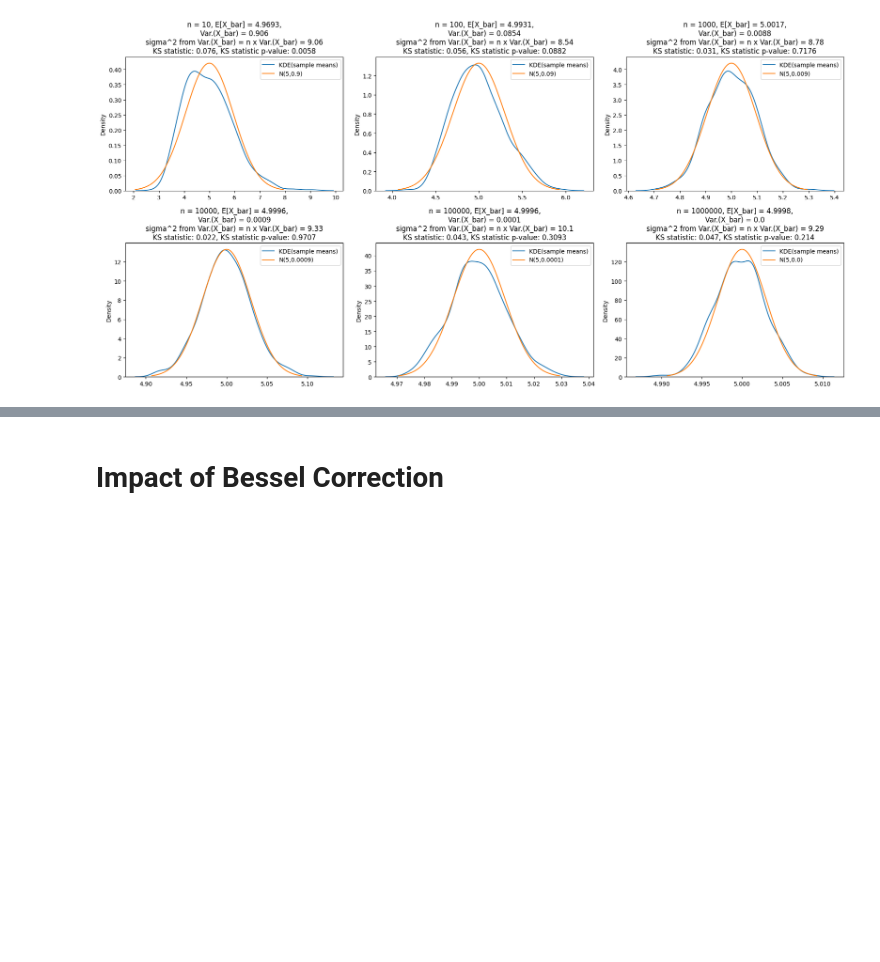
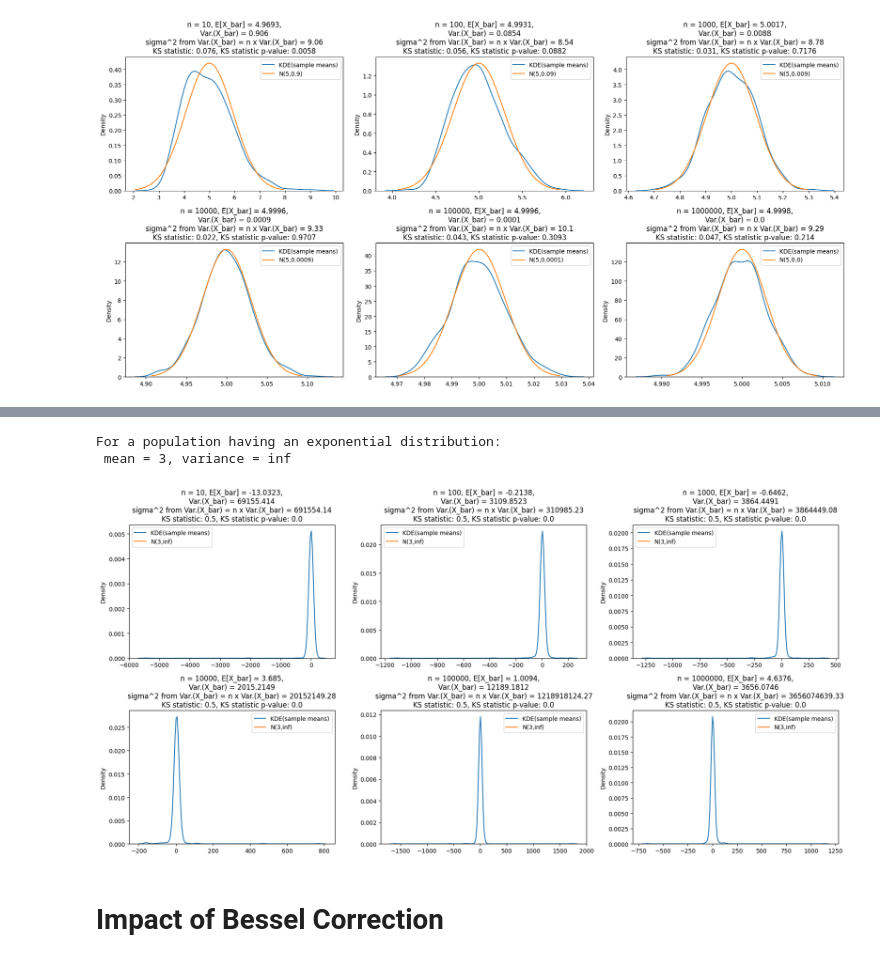
Before and after one commit to akshayDev17/Statistics, a Jupyter notebook: Maths/example.ipynb, the cells around one changed output, grey strips where cells are left out. Saved outputs shown, nothing was run; the diff lists cells and outputs as text; code cells hidden in the pictures; blank space fills up the shorter version.

```diff
--- a/Maths/example.ipynb
+++ b/Maths/example.ipynb
@@ -155,2 +231,46 @@ For a population having an exponential distribution:
+# %%
+np.random.seed(42)
+
+sample_sizes = [pow(10, x) for x in range(1,7,1)]
+
+fig, ax = plt.subplots(2, 3, figsize=(18, 9))
+
+# exponential distribution
+x_0, gamma = 3, 2
+cauchy_mu, cauchy_sigma = x_0, np.inf
+print(f"For a population having an exponential distribution:"
+    f"\n mean = {cauchy_mu}, variance = {cauchy_sigma ** 2}")
+
+for sz_idz, sz_ in enumerate(sample_sizes):
+    sample_means = []
+    ax_i, ax_j = int(sz_idz/3), sz_idz % 3
+    for _ in tqdm(range(500), f"Randomly sampling {sz_} points using Cauchy(x_0 = {x_0}, gamma = {gamma}) + calculating sample mean"):
+        sample_means.append(cauchy.rvs(loc = x_0, scale=gamma, size = sz_).mean())
+
+    sb.kdeplot(sample_means, label='KDE(sample means)', ax=ax[ax_i][ax_j])
+
+    # plot the corresponding normal distribution
+    sample_mean_clt_mean = cauchy_mu
+    sample_mean_clt_std = cauchy_sigma/math.sqrt(sz_)
+    norm_pdf_pts = np.linspace(norm.ppf(0.001, loc=sample_mean_clt_mean, scale=sample_mean_clt_std), norm.ppf(0.999, loc=sample_mean_clt_mean, scale=sample_mean_clt_std), 200)
+
+    # Kolmogorov-Smironov divergence test to see how divergent the actual distribution of sample mean is from the theoretical normal distribution it should have
+    ks_stat, ks_pvalue = kstest(sample_means, 'norm', args=(sample_mean_clt_mean, sample_mean_clt_std))
+
+
+    ax[ax_i][ax_j].plot(norm_pdf_pts, norm.pdf(norm_pdf_pts, loc=sample_mean_clt_mean, scale=sample_mean_clt_std), label=f'N({sample_mean_clt_mean},{round(sample_mean_clt_std ** 2, 4)})')
+
+    ax[ax_i][ax_j].set_title(f"n = {sz_}, E[X_bar] = {np.mean(sample_means).round(4)},\n"
+                             f"Var.(X_bar) = {(np.std(sample_means) ** 2).round(4)}\n"
+                            f"sigma^2 from Var.(X_bar) = n x Var.(X_bar) = {(sz_ * (np.std(sample_means) ** 2)).round(2)}\n"
+                            f"KS statistic: {round(ks_stat,3)}, KS statistic p-value: {round(ks_pvalue,4)}")
+    ax[ax_i][ax_j].legend()
+
+plt.tight_layout()
+plt.show()
+# %% [output]
+For a population having an exponential distribution:
+ mean = 3, variance = inf
+[figure, added]
 # %% [markdown]
 # Impact of Bessel Correction
```
Also changed, not shown: parts of 7 cells of this notebook.
